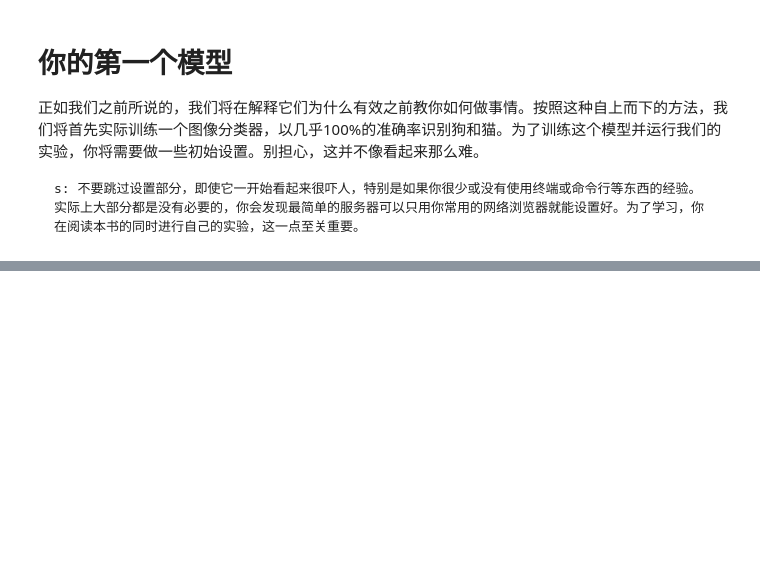
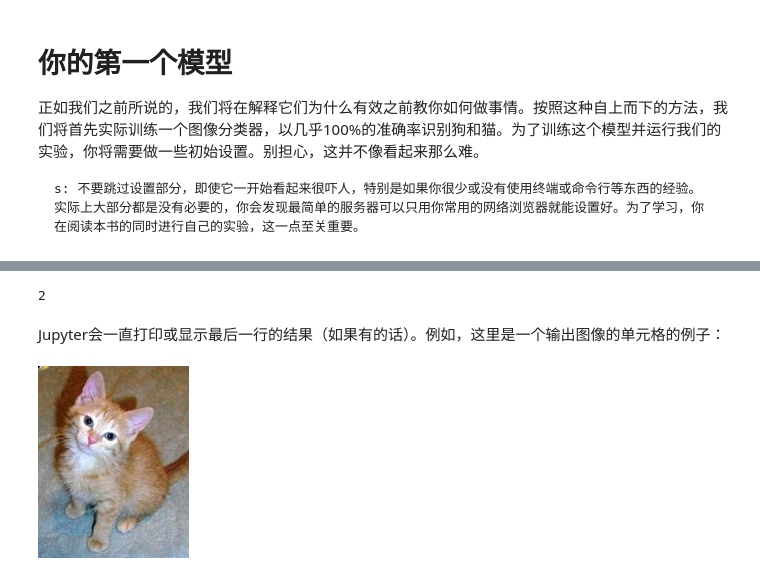
Before and after one commit to coldwindx/fastbook, a Jupyter notebook: book/01.intro.ipynb, the cells around one changed output, grey strips where cells are left out. Cells and saved outputs as stored; diff of their text form; code cells hidden in the pictures; blank space fills up the shorter version.

```diff
--- a/book/01.intro.ipynb
+++ b/book/01.intro.ipynb
@@ -967,0 +254,11 @@ Try to think of three areas where feedback loops might impact the use of machine
+# %%
+1 + 1
+# %% [output]
+2
+# %% [markdown]
+Jupyter会一直打印或显示最后一行的结果（如果有的话）。例如，这里是一个输出图像的单元格的例子：
+# %%
+img = PILImage.create(image_cat())
+img.to_thumb(192)
+# %% [output]
+[figure, added]
```
Also changed, not shown: parts of 10 cells of this notebook, 1 other file.
